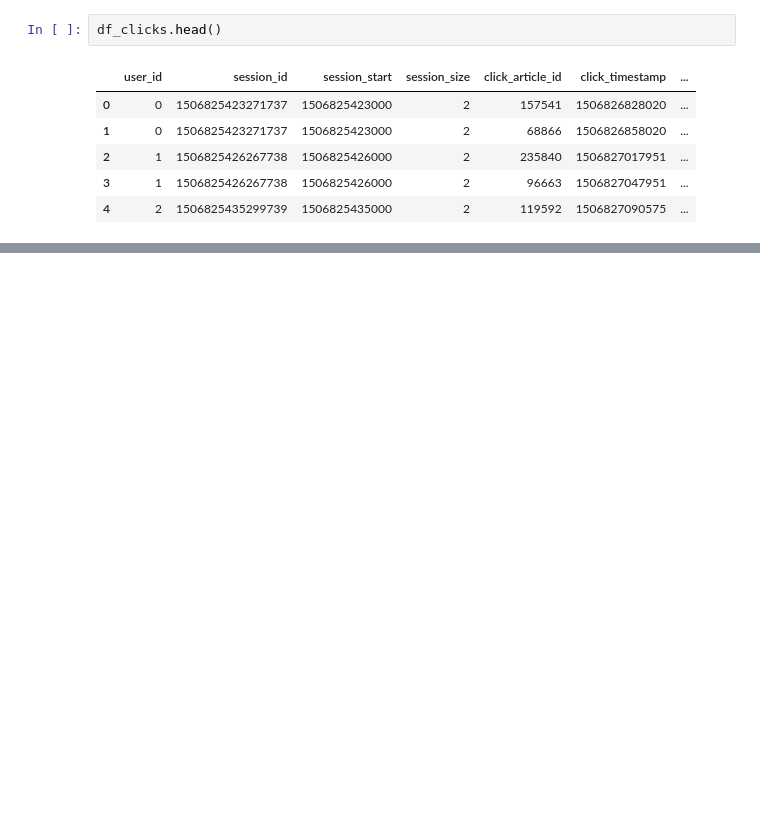
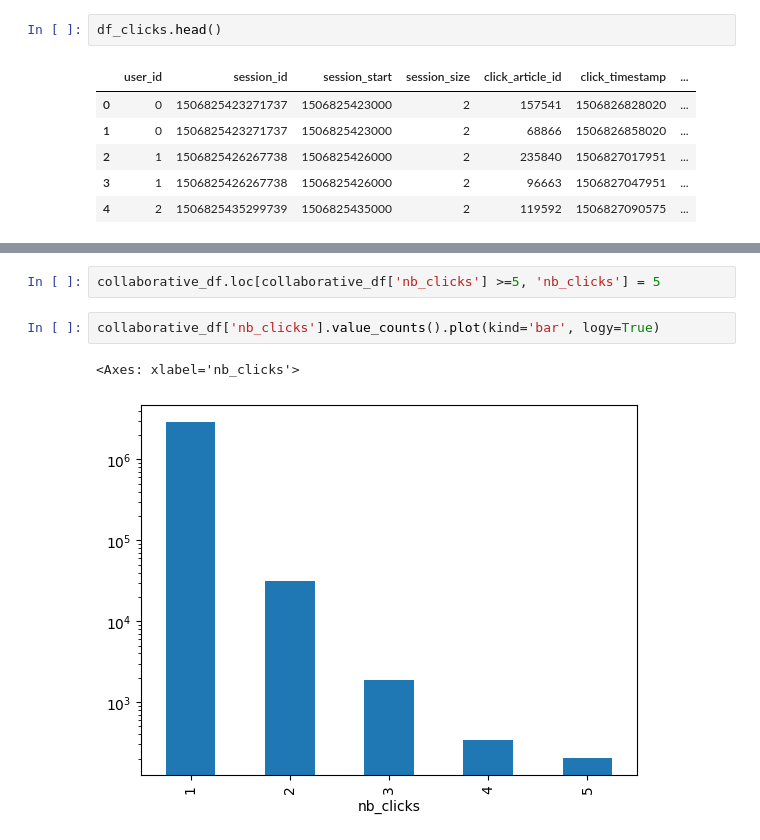
Before and after one commit to CODEheures/my-content-scripts, a Jupyter notebook: collaborative_filtering.ipynb, the cells around one changed output, grey strips where cells are left out. Drawn from its saved outputs; the diff is of its cells as text; blank space fills up the shorter version.

```diff
--- a/collaborative_filtering.ipynb
+++ b/collaborative_filtering.ipynb
@@ -124,0 +91,7 @@ data.raw_ratings
+# %%
+collaborative_df.loc[collaborative_df['nb_clicks'] >=5, 'nb_clicks'] = 5
+# %%
+collaborative_df['nb_clicks'].value_counts().plot(kind='bar', logy=True)
+# %% [output]
+<Axes: xlabel='nb_clicks'>
+[figure, added]
```
Also changed, not shown: parts of 16 cells of this notebook, 1 other file.
